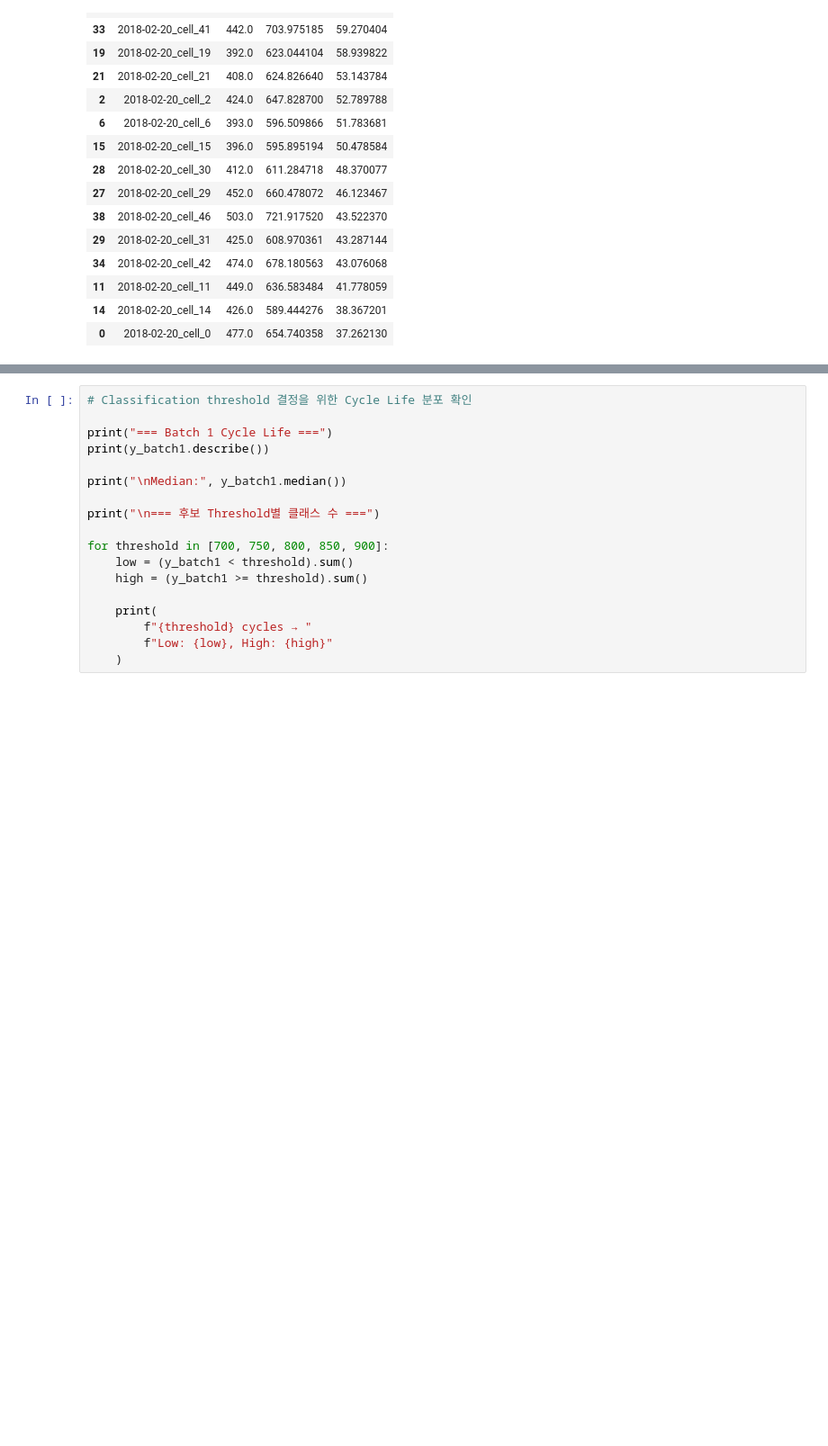
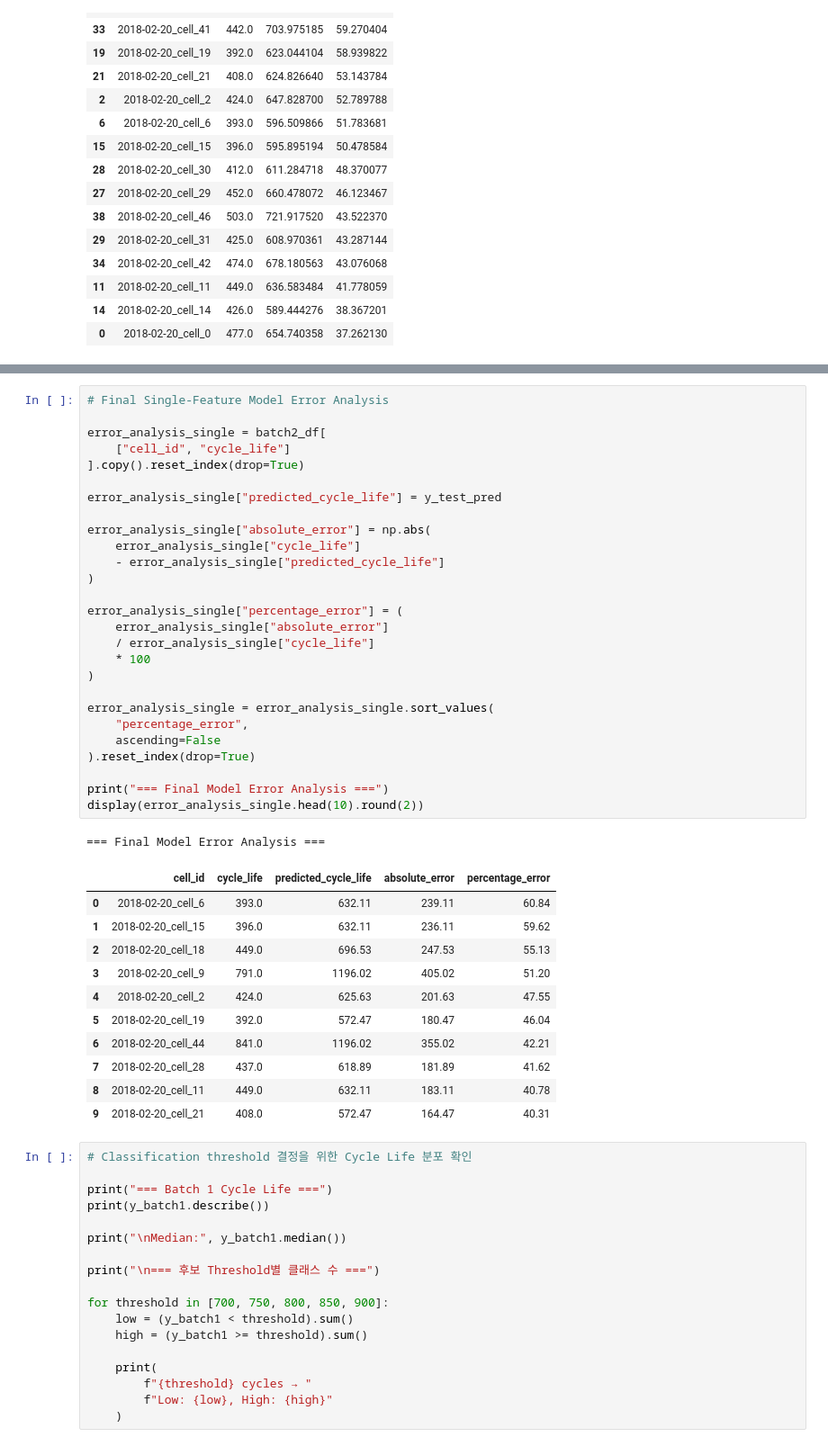
Before and after one commit to seunghyunsuh519-bit/battery-cycle-life-prediction, a Jupyter notebook: notebooks/03_modeling.ipynb, the cells around one changed output, grey strips where cells are left out. Shown at 90% size. Saved outputs shown, nothing was run; the diff lists cells and outputs as text; blank space fills up the shorter version.

Commit message:
Update final model with single feature selection

```diff
--- a/notebooks/03_modeling.ipynb
+++ b/notebooks/03_modeling.ipynb
@@ -611,3 +800,43 @@ dtype: float64
+# %%
+# Final Single-Feature Model Error Analysis
+
+error_analysis_single = batch2_df[
+    ["cell_id", "cycle_life"]
+].copy().reset_index(drop=True)
+
+error_analysis_single["predicted_cycle_life"] = y_test_pred
+
+error_analysis_single["absolute_error"] = np.abs(
+    error_analysis_single["cycle_life"]
+    - error_analysis_single["predicted_cycle_life"]
+)
+
+error_analysis_single["percentage_error"] = (
+    error_analysis_single["absolute_error"]
+    / error_analysis_single["cycle_life"]
+    * 100
+)
+
+error_analysis_single = error_analysis_single.sort_values(
+    "percentage_error",
+    ascending=False
+).reset_index(drop=True)
+
+print("=== Final Model Error Analysis ===")
+display(error_analysis_single.head(10).round(2))
+# %% [output]
+=== Final Model Error Analysis ===
+|  | cell_id | cycle_life | predicted_cycle_life | absolute_error | percentage_error |
+| 0 | 2018-02-20_cell_6 | 393.0 | 632.11 | 239.11 | 60.84 |
+| 1 | 2018-02-20_cell_15 | 396.0 | 632.11 | 236.11 | 59.62 |
+| 2 | 2018-02-20_cell_18 | 449.0 | 696.53 | 247.53 | 55.13 |
+| 3 | 2018-02-20_cell_9 | 791.0 | 1196.02 | 405.02 | 51.20 |
+| 4 | 2018-02-20_cell_2 | 424.0 | 625.63 | 201.63 | 47.55 |
+| 5 | 2018-02-20_cell_19 | 392.0 | 572.47 | 180.47 | 46.04 |
+| 6 | 2018-02-20_cell_44 | 841.0 | 1196.02 | 355.02 | 42.21 |
+| 7 | 2018-02-20_cell_28 | 437.0 | 618.89 | 181.89 | 41.62 |
+| 8 | 2018-02-20_cell_11 | 449.0 | 632.11 | 183.11 | 40.78 |
+| 9 | 2018-02-20_cell_21 | 408.0 | 572.47 | 164.47 | 40.31 |
 # %%
 # Classification threshold 결정을 위한 Cycle Life 분포 확인
 
```
Also changed, not shown: parts of 13 cells of this notebook, 3 other files.
